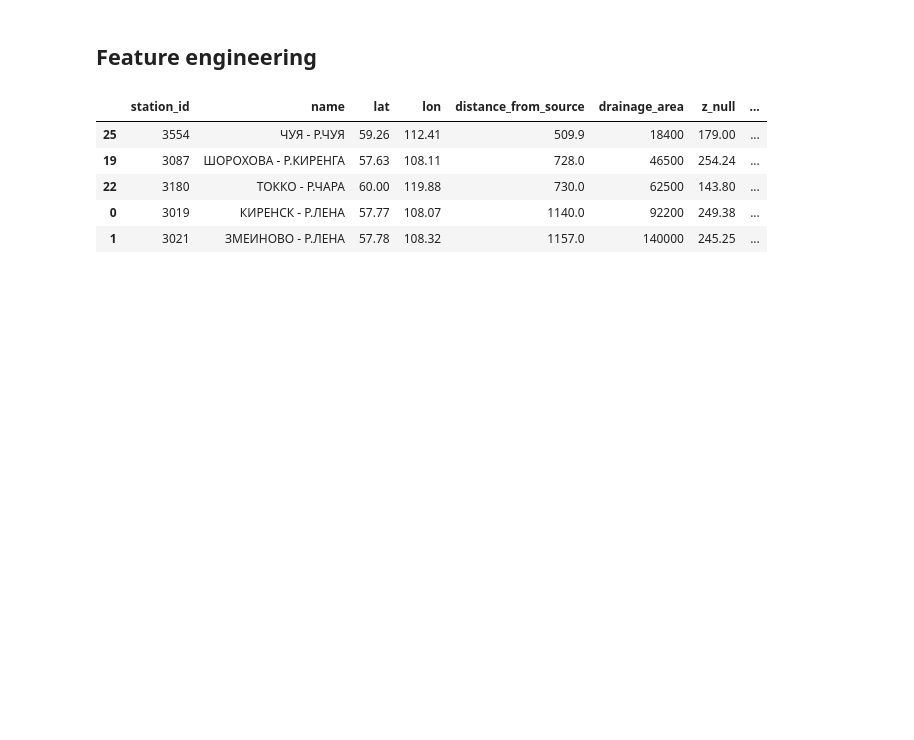
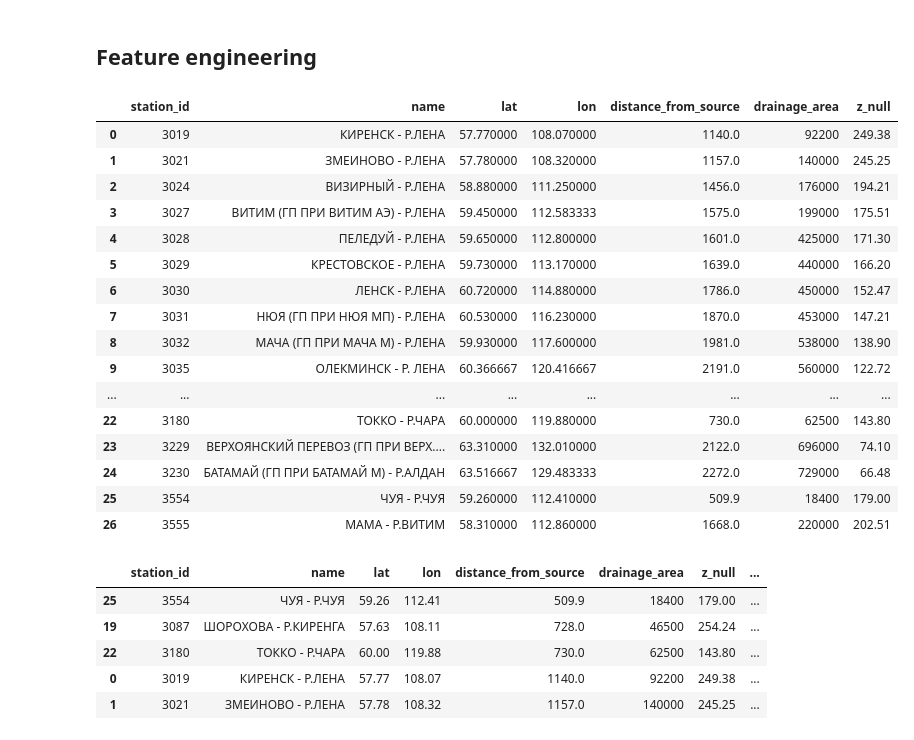
Before and after one commit to omoreva/emergencydatahack, a Jupyter notebook: Preprocessing data.ipynb, the cells around one changed output. Drawn from its saved outputs; the diff is of its cells as text; code cells hidden in the pictures; blank space fills up the shorter version.

```diff
--- a/Preprocessing data.ipynb
+++ b/Preprocessing data.ipynb
@@ -64,3 +108,23 @@ X_train = pd.get_dummies(data, columns=[''], drop_first=False)
 path_to_data = '..//00_data/track_1'
 # %%
 hydro_coord = pd.read_csv(os.path.join(path_to_data, 'hydro_coord.csv'))
+# %%
+hydro_coord
+# %% [output]
+|  | station_id | name | lat | lon | distance_from_source | drainage_area | z_null |
+| 0 | 3019 | КИРЕНСК - Р.ЛЕНА | 57.770000 | 108.070000 | 1140.0 | 92200 | 249.38 |
+| 1 | 3021 | ЗМЕИНОВО - Р.ЛЕНА | 57.780000 | 108.320000 | 1157.0 | 140000 | 245.25 |
+| 2 | 3024 | ВИЗИРНЫЙ - Р.ЛЕНА | 58.880000 | 111.250000 | 1456.0 | 176000 | 194.21 |
+| 3 | 3027 | ВИТИМ (ГП ПРИ ВИТИМ АЭ) - Р.ЛЕНА | 59.450000 | 112.583333 | 1575.0 | 199000 | 175.51 |
+| 4 | 3028 | ПЕЛЕДУЙ - Р.ЛЕНА | 59.650000 | 112.800000 | 1601.0 | 425000 | 171.30 |
+| 5 | 3029 | КРЕСТОВСКОЕ - Р.ЛЕНА | 59.730000 | 113.170000 | 1639.0 | 440000 | 166.20 |
+| 6 | 3030 | ЛЕНСК - Р.ЛЕНА | 60.720000 | 114.880000 | 1786.0 | 450000 | 152.47 |
+| 7 | 3031 | НЮЯ (ГП ПРИ НЮЯ МП) - Р.ЛЕНА | 60.530000 | 116.230000 | 1870.0 | 453000 | 147.21 |
+| 8 | 3032 | МАЧА (ГП ПРИ МАЧА М) - Р.ЛЕНА | 59.930000 | 117.600000 | 1981.0 | 538000 | 138.90 |
+| 9 | 3035 | ОЛЕКМИНСК - Р. ЛЕНА | 60.366667 | 120.416667 | 2191.0 | 560000 | 122.72 |
+| ... | ... | ... | ... | ... | ... | ... | ... |
+| 22 | 3180 | ТОККО - Р.ЧАРА | 60.000000 | 119.880000 | 730.0 | 62500 | 143.80 |
+| 23 | 3229 | ВЕРХОЯНСКИЙ ПЕРЕВОЗ (ГП ПРИ ВЕРХ.... | 63.310000 | 132.010000 | 2122.0 | 696000 | 74.10 |
+| 24 | 3230 | БАТАМАЙ (ГП ПРИ БАТАМАЙ М) - Р.АЛДАН | 63.516667 | 129.483333 | 2272.0 | 729000 | 66.48 |
+| 25 | 3554 | ЧУЯ - Р.ЧУЯ | 59.260000 | 112.410000 | 509.9 | 18400 | 179.00 |
+| 26 | 3555 | МАМА - Р.BИТИМ | 58.310000 | 112.860000 | 1668.0 | 220000 | 202.51 |
```
Also changed, not shown: parts of 9 cells of this notebook.
